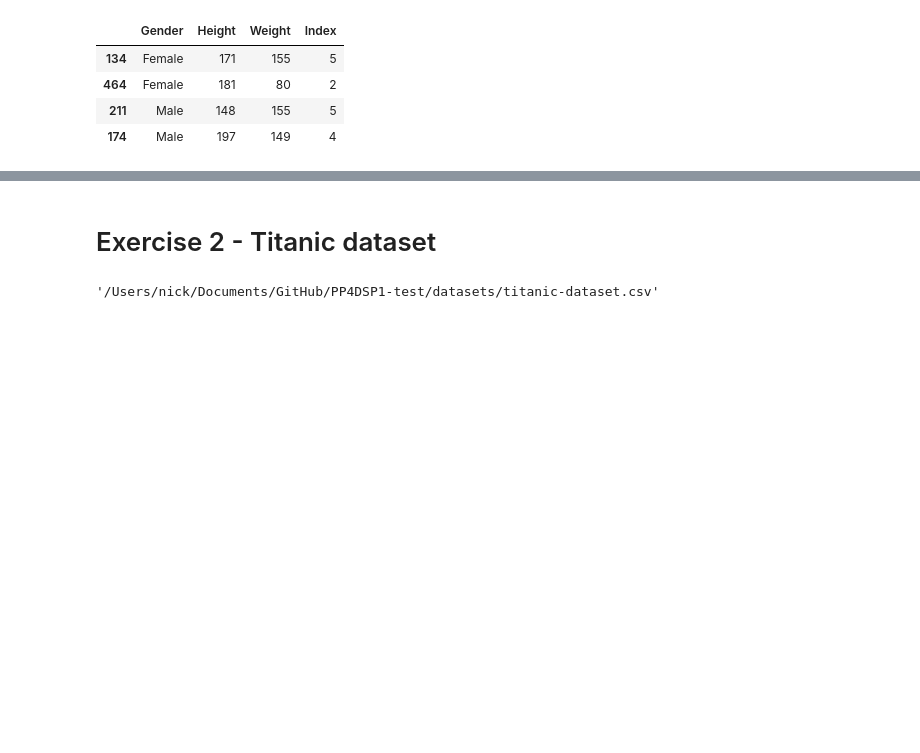
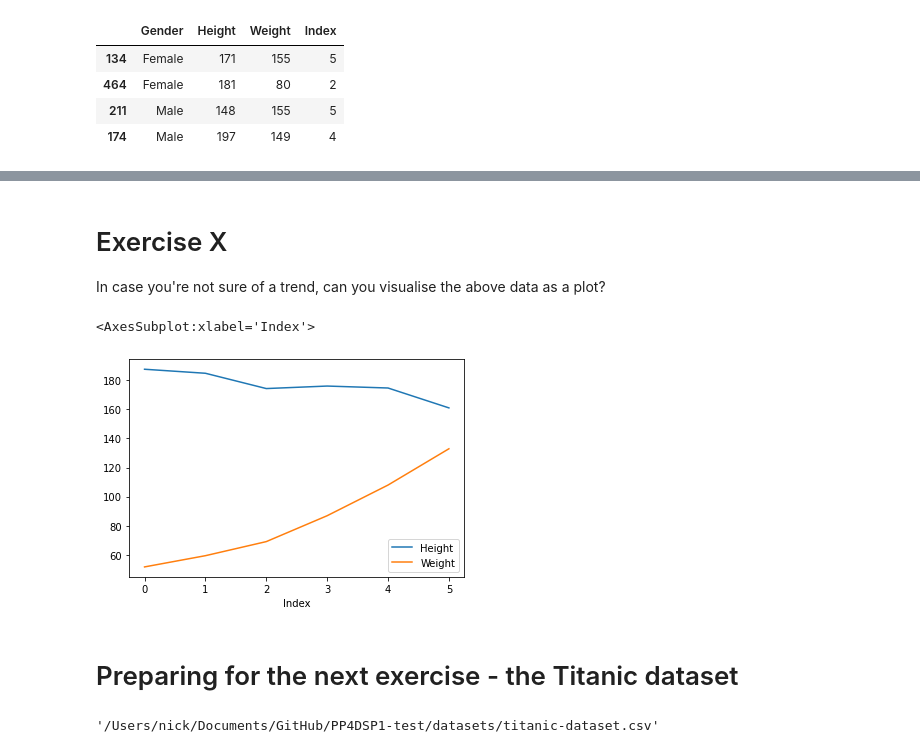
Before and after one commit to arutsh/Python-Programming-for-Data-Science-Part-1, a Jupyter notebook: exercises/05_Pandas_exercises.ipynb, the cells around one changed output, grey strips where cells are left out. Saved outputs shown, nothing was run; the diff lists cells and outputs as text; code cells hidden in the pictures; blank space fills up the shorter version.

Commit message:
working on exercises

```diff
--- a/exercises/05_Pandas_exercises.ipynb
+++ b/exercises/05_Pandas_exercises.ipynb
@@ -149,5 +218,13 @@ bmi_df.sample(4)
+# %% [markdown]
+# Exercise X
+In case you're not sure of a trend, can you visualise the above data as a plot?
+# %%
+bmi_df.groupby('Index').mean().plot()
+# %% [output]
+<AxesSubplot:xlabel='Index'>
+[figure, added]
 # %% [markdown]
-# Exercise 2 - Titanic dataset
+# Preparing for the next exercise - the Titanic dataset
 # %%
 titanic_df = pd.read_csv("../datasets/titanic-dataset.csv")
 # %%
```
Also changed, not shown: parts of 14 cells of this notebook, 1 other file.
